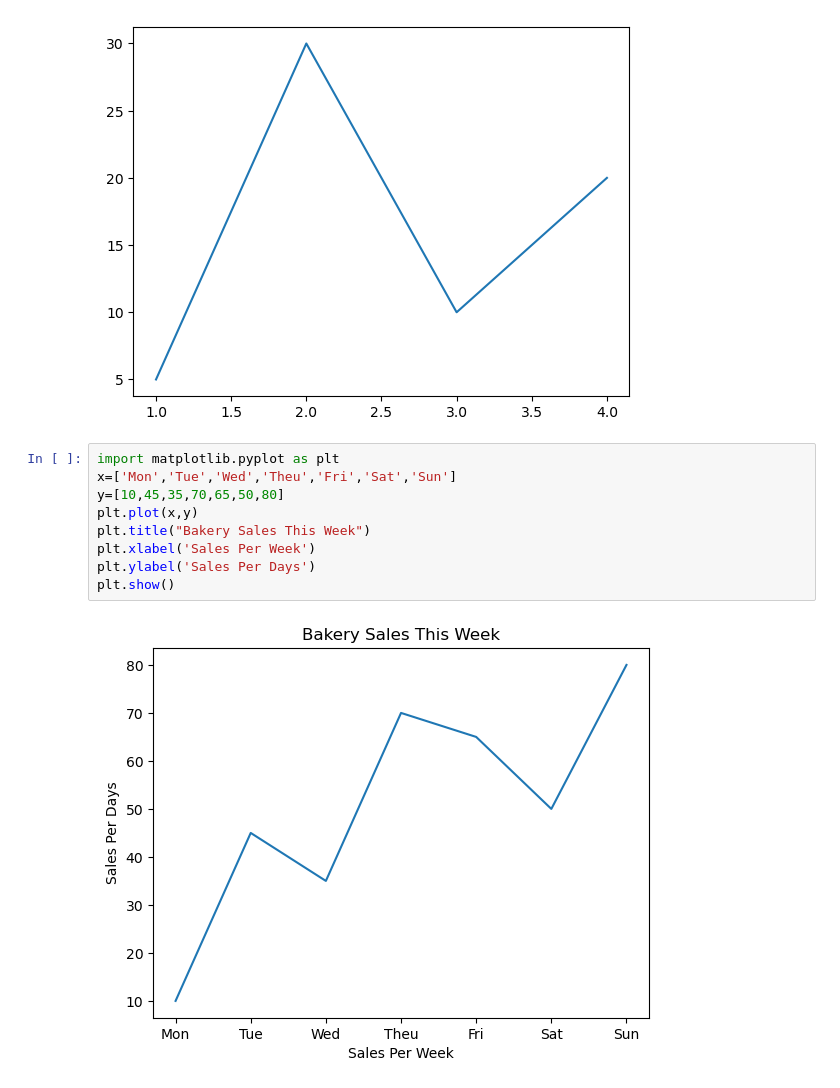
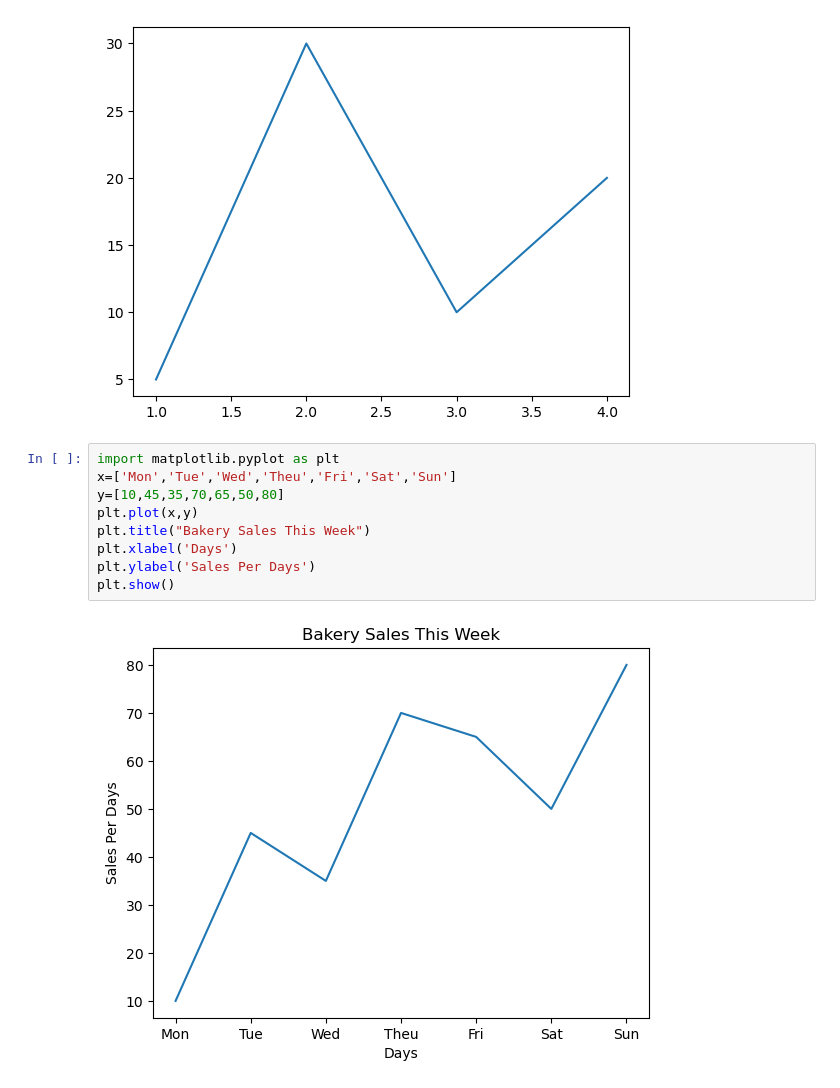
Before and after one commit to surajkr502/python_lib, a Jupyter notebook: python_lib/matplotlib/self_study.ipynb, the cells around one changed output. Cells and saved outputs as stored; diff of their text form.

```diff
--- a/python_lib/matplotlib/self_study.ipynb
+++ b/python_lib/matplotlib/self_study.ipynb
@@ -29,11 +29,11 @@ plt.show()
 # %%
 import matplotlib.pyplot as plt
 x=['Mon','Tue','Wed','Theu','Fri','Sat','Sun']
 y=[10,45,35,70,65,50,80]
 plt.plot(x,y)
 plt.title("Bakery Sales This Week")
-plt.xlabel('Sales Per Week')
+plt.xlabel('Days')
 plt.ylabel('Sales Per Days')
 plt.show()
 # %% [output]
-[figure, old version]
+[figure, new version]
```
Also changed, not shown: parts of 1 cell of this notebook, 1 other file.
